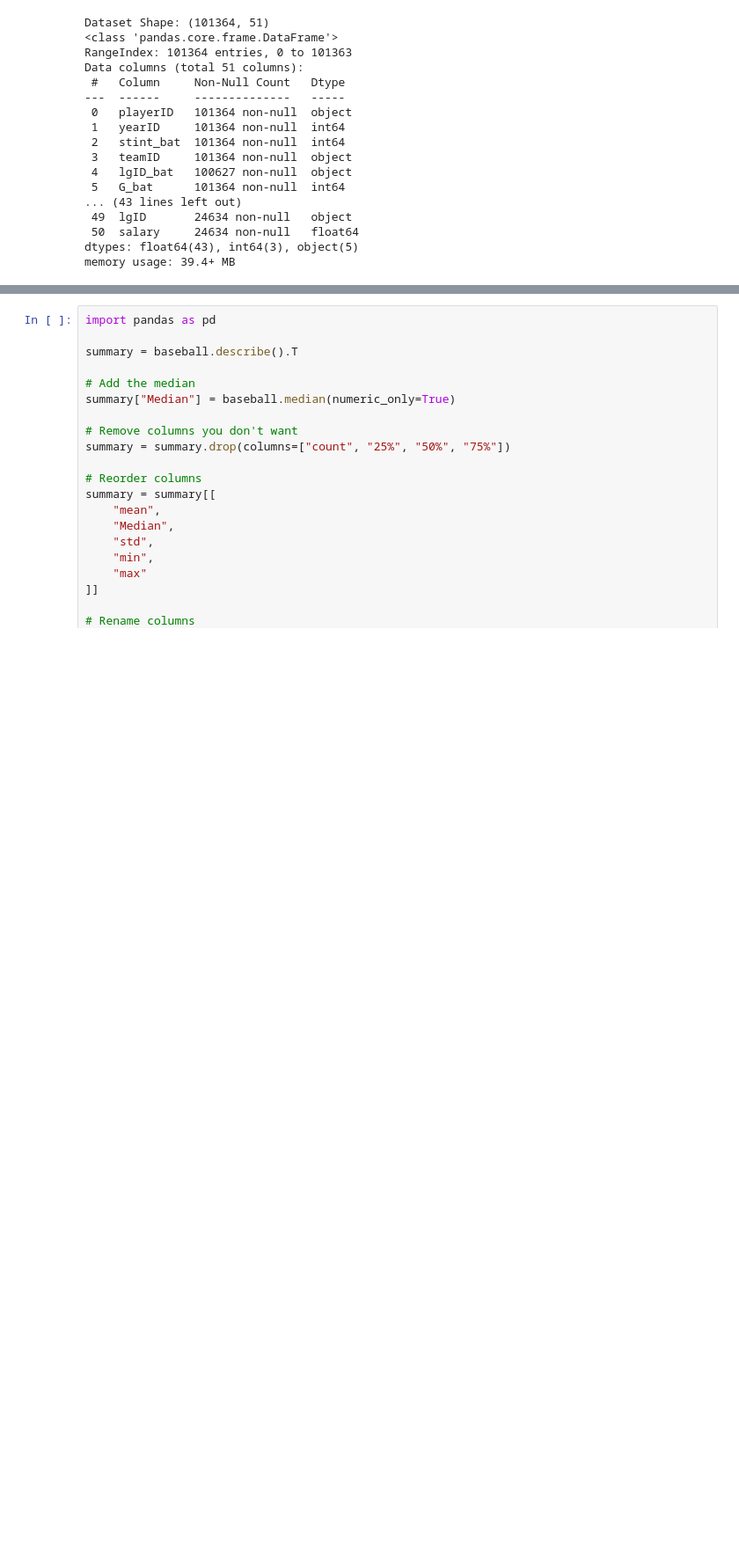
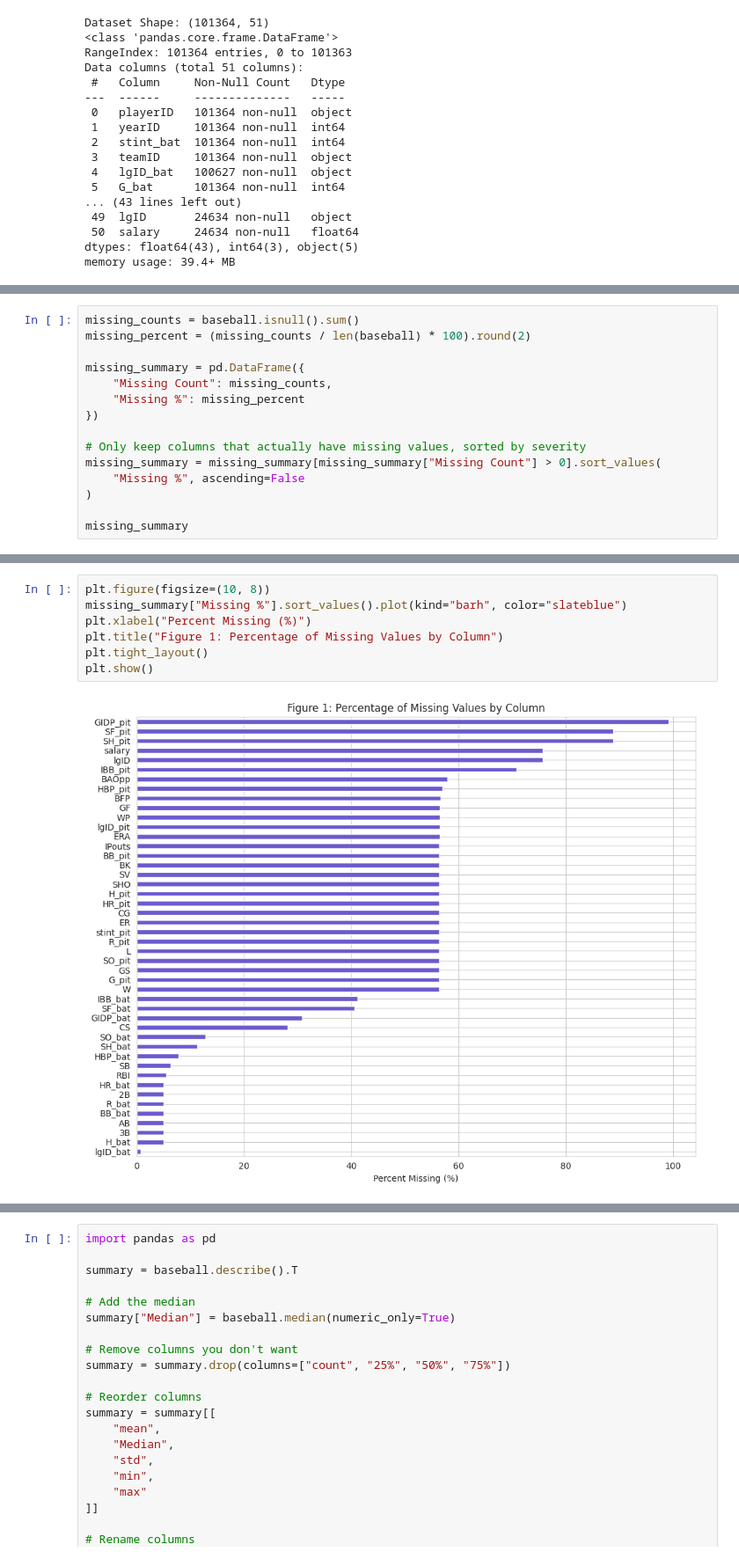
Before and after one commit to plexisad/CS531ML_Learning, a Jupyter notebook: Mini_Project_Data_Exploration.ipynb, the cells around one changed output, grey strips where cells are left out. Shown at 88% size. Cells and saved outputs as stored; diff of their text form; blank space fills up the shorter version.

```diff
--- a/Mini_Project_Data_Exploration.ipynb
+++ b/Mini_Project_Data_Exploration.ipynb
@@ -143,0 +134,15 @@ dtype: int64
+# %%
+missing_counts = baseball.isnull().sum()
+missing_percent = (missing_counts / len(baseball) * 100).round(2)
+
+missing_summary = pd.DataFrame({
+    "Missing Count": missing_counts,
+    "Missing %": missing_percent
+})
+
+# Only keep columns that actually have missing values, sorted by severity
+missing_summary = missing_summary[missing_summary["Missing Count"] > 0].sort_values(
+    "Missing %", ascending=False
+)
+
+missing_summary
@@ -143,0 +167,9 @@ dtype: int64
+# %%
+plt.figure(figsize=(10, 8))
+missing_summary["Missing %"].sort_values().plot(kind="barh", color="slateblue")
+plt.xlabel("Percent Missing (%)")
+plt.title("Figure 1: Percentage of Missing Values by Column")
+plt.tight_layout()
+plt.show()
+# %% [output]
+[figure, added]
```
Also changed, not shown: parts of 34 cells of this notebook.
